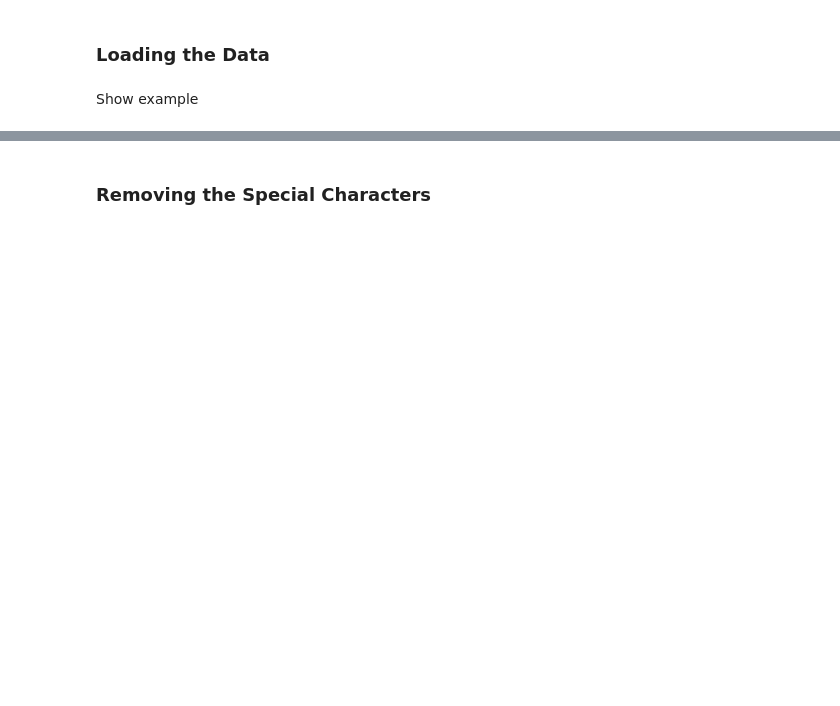
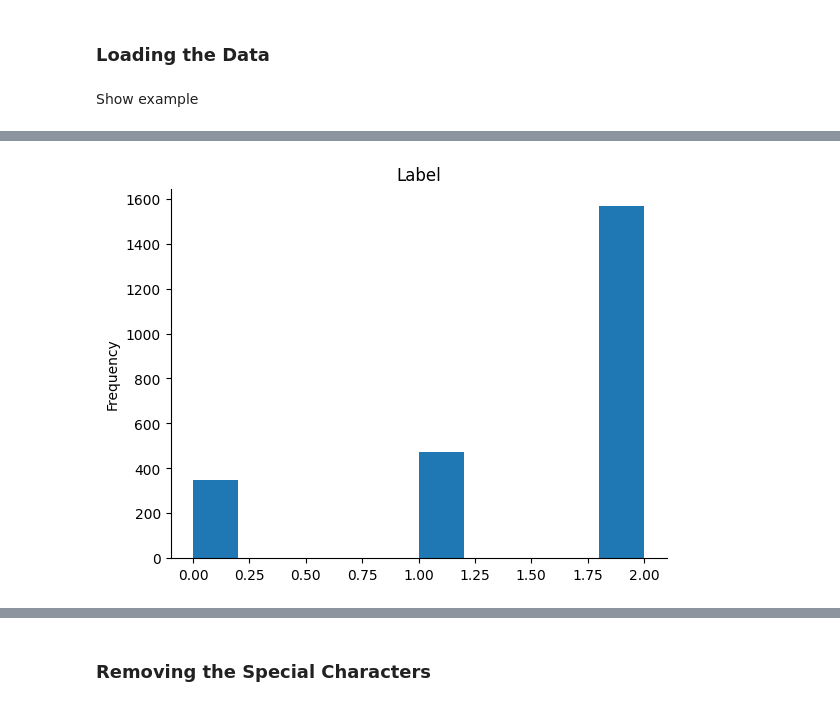
Before and after one commit to HoseinNekouei/Twitter-Financial-News-Sentiment, a Jupyter notebook: Tweet_Financial_News_Classification.ipynb, the cells around one changed output, grey strips where cells are left out. Saved outputs shown, nothing was run; the diff lists cells and outputs as text; code cells hidden in the pictures; blank space fills up the shorter version.

```diff
--- a/Tweet_Financial_News_Classification.ipynb
+++ b/Tweet_Financial_News_Classification.ipynb
@@ -71,3 +71,12 @@ test_df.head()
+# %%
+#import matplotlib library
+from matplotlib import pyplot as plt
+
+#Histogram of "Label" column in train datset
+test_df['label'].plot(kind='hist', title='Label')
+plt.gca().spines[['top', 'right']].set_visible(False)
+# %% [output]
+[figure, added]
 # %%
 # Pritn theshape of datasets
 print(f'train_df shape: {train_df.shape}')
```
Also changed, not shown: parts of 24 cells of this notebook.
